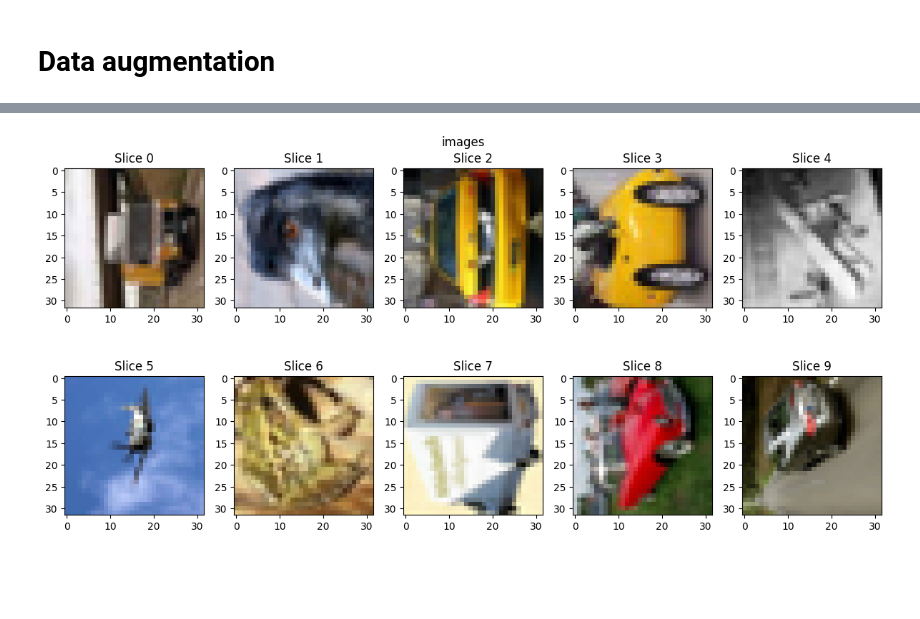
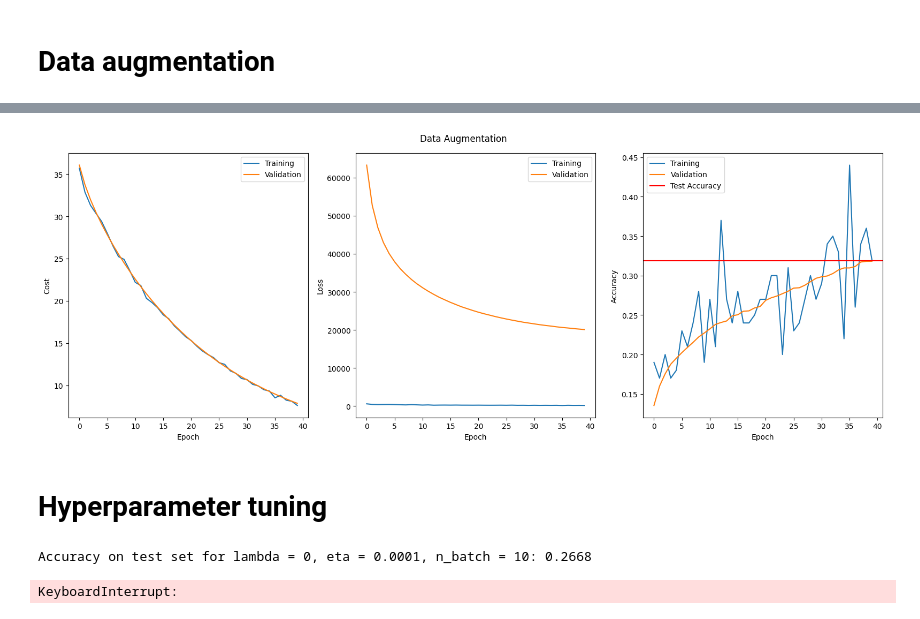
Before and after one commit to Lussebullen/dd2424, a Jupyter notebook: assignment1/Bonus/notebook.ipynb, the cells around one changed output, grey strips where cells are left out. Drawn from its saved outputs; the diff is of its cells as text; code cells hidden in the pictures; blank space fills up the shorter version.

Commit message:
Augment done, grid search implemented

```diff
--- a/assignment1/Bonus/notebook.ipynb
+++ b/assignment1/Bonus/notebook.ipynb
@@ -402,6 +405,6 @@ vis.genMatrixVisualization("images", sample)
-# %%
-train.flip(1)
-flipped = train.data[:, :10].T
-vis.genMatrixVisualization("images", flipped)
-# %% [output]
-[figure, removed]
+# %%
+vis.plotResults("Data Augmentation", costs, loss, accs, test_acc)
+# %% [output]
+[figure, added]
+# %% [markdown]
+# Hyperparameter tuning
@@ -407,0 +419,18 @@ vis.genMatrixVisualization("images", flipped)
+# %%
+best = {"lmbd": None, "eta": None, "n_batch": None, "acc": 0}
+
+for lmbd, eta, n_batch in paramSets:
+    # Load in train and test data, train model, evaluate test accuracy.
+    train, val, test = Data("data_batch_1"), Data("data_batch_2"), Data("test_batch")
+    model, costs, loss, accs = miniBatchGD(train, lmbd=lmbd, n_batch=n_batch, eta=eta, n_epochs=40, val=val)
+
+    print(f"Accuracy on test set for lambda = {lmbd}, eta = {eta}, n_batch = {n_batch}:", accs["val"][-1])
+
+    if accs["val"][-1] > best["acc"]:
+        best["lmbd"] = lmbd
+        best["eta"] = eta
+        best["n_batch"] = n_batch
+        best["acc"] = accs["val"][-1]
+# %% [output]
+Accuracy on test set for lambda = 0, eta = 0.0001, n_batch = 10: 0.2668
+KeyboardInterrupt:
```
Also changed, not shown: parts of 11 cells of this notebook.
